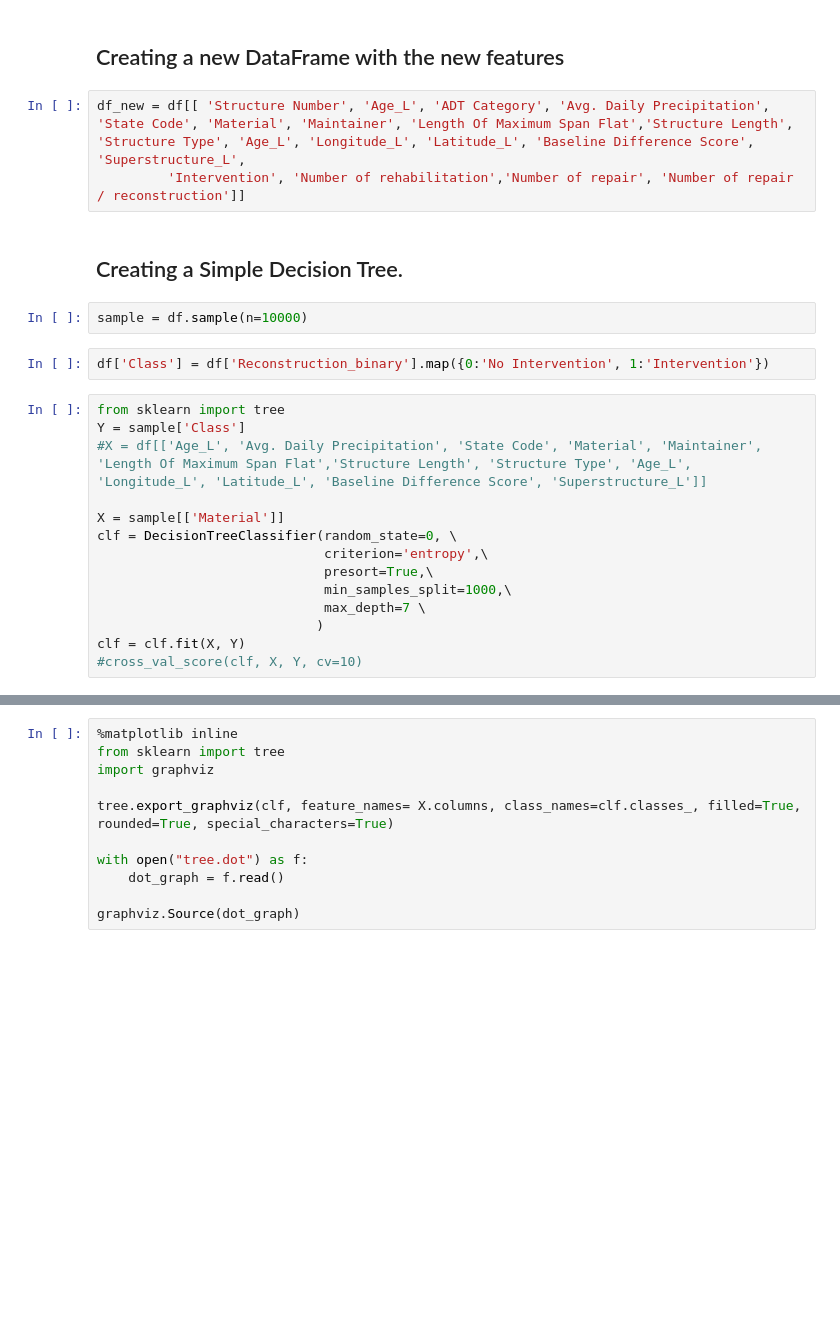
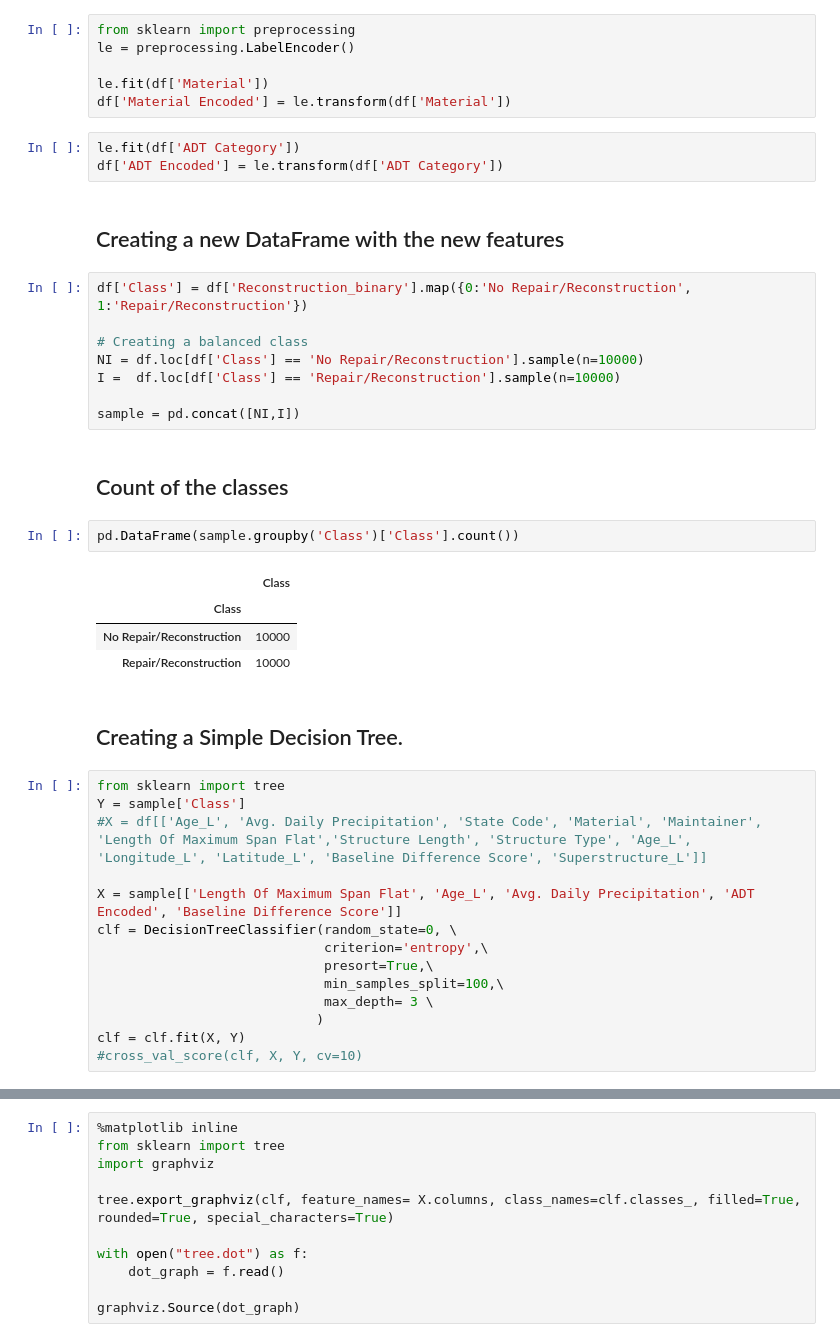
Before and after one commit to kaleoyster/nbi-predictive-analysis, a Jupyter notebook: Exploration of NBI data from maintenance stand point of view.ipynb, the cells around one changed output, grey strips where cells are left out. Drawn from its saved outputs; the diff is of its cells as text; blank space fills up the shorter version.

```diff
--- a/Exploration of NBI data from maintenance stand point of view.ipynb
+++ b/Exploration of NBI data from maintenance stand point of view.ipynb
@@ -408,25 +388,44 @@ df['Reconstruction_binary'] = rec
+# %%
+from sklearn import preprocessing
+le = preprocessing.LabelEncoder()
+
+le.fit(df['Material'])
+df['Material Encoded'] = le.transform(df['Material'])
+# %%
+le.fit(df['ADT Category'])
+df['ADT Encoded'] = le.transform(df['ADT Category'])
 # %% [markdown]
 ## Creating a new DataFrame with the new features
-# %%
-df_new = df[[ 'Structure Number', 'Age_L', 'ADT Category', 'Avg. Daily Precipitation', 'State Code', 'Material', 'Maintainer', 'Length Of Maximum Span Flat','Structure Length', 'Structure Type', 'Age_L', 'Longitude_L', 'Latitude_L', 'Baseline Difference Score', 'Superstructure_L',
-         'Intervention', 'Number of rehabilitation','Number of repair', 'Number of repair / reconstruction']]
+# %%
+df['Class'] = df['Reconstruction_binary'].map({0:'No Repair/Reconstruction', 1:'Repair/Reconstruction'})
+
+# Creating a balanced class
+NI = df.loc[df['Class'] == 'No Repair/Reconstruction'].sample(n=10000)
+I =  df.loc[df['Class'] == 'Repair/Reconstruction'].sample(n=10000)
+
+sample = pd.concat([NI,I])
+# %% [markdown]
+## Count of the classes
+# %%
+pd.DataFrame(sample.groupby('Class')['Class'].count())
+# %% [output]
+|  | Class |
+| Class |  |
+| No Repair/Reconstruction | 10000 |
+| Repair/Reconstruction | 10000 |
 # %% [markdown]
 ## Creating a Simple Decision Tree.
-# %%
-sample = df.sample(n=10000)
-# %%
-df['Class'] = df['Reconstruction_binary'].map({0:'No Intervention', 1:'Intervention'})
 # %%
 from sklearn import tree
 Y = sample['Class']
 #X = df[['Age_L', 'Avg. Daily Precipitation', 'State Code', 'Material', 'Maintainer', 'Length Of Maximum Span Flat','Structure Length', 'Structure Type', 'Age_L', 'Longitude_L', 'Latitude_L', 'Baseline Difference Score', 'Superstructure_L']]
 
-X = sample[['Material']]
+X = sample[['Length Of Maximum Span Flat', 'Age_L', 'Avg. Daily Precipitation', 'ADT Encoded', 'Baseline Difference Score']]
 clf = DecisionTreeClassifier(random_state=0, \
                              criterion='entropy',\
                              presort=True,\
-                             min_samples_split=1000,\
-                             max_depth=7 \
+                             min_samples_split=100,\
+                             max_depth= 3 \
                             )
 clf = clf.fit(X, Y)
 #cross_val_score(clf, X, Y, cv=10)
```
Also changed, not shown: parts of 6 cells of this notebook, 1 other file.
